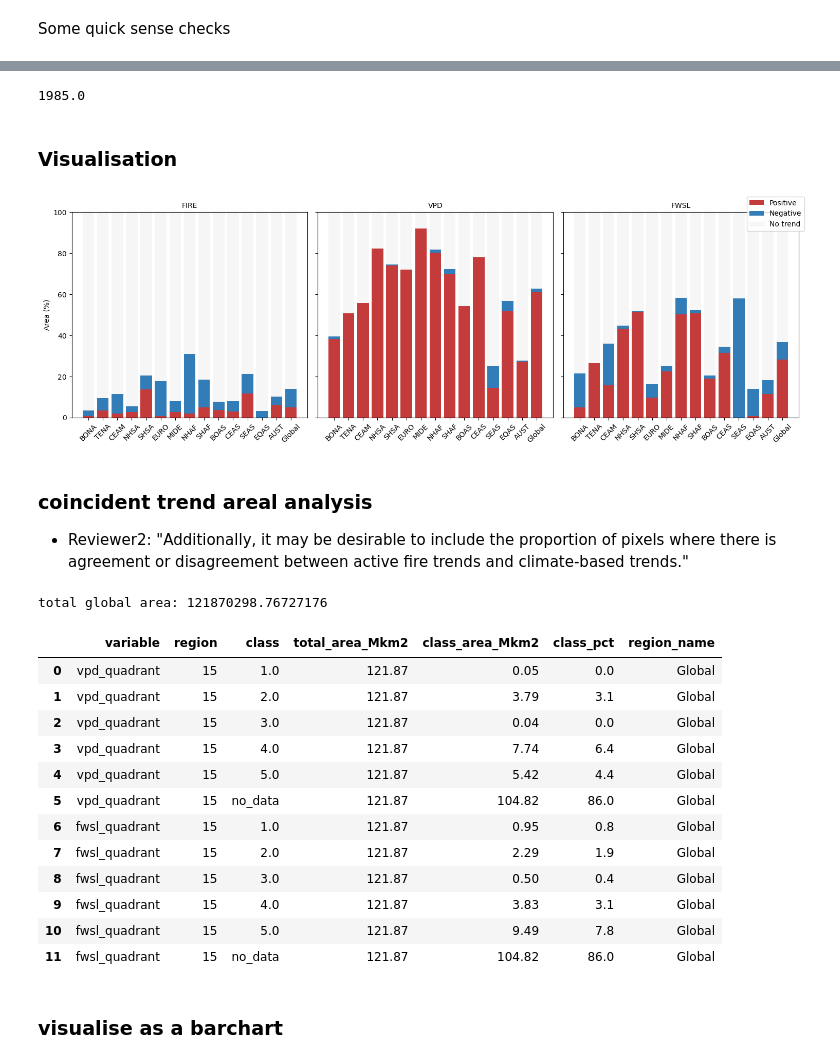
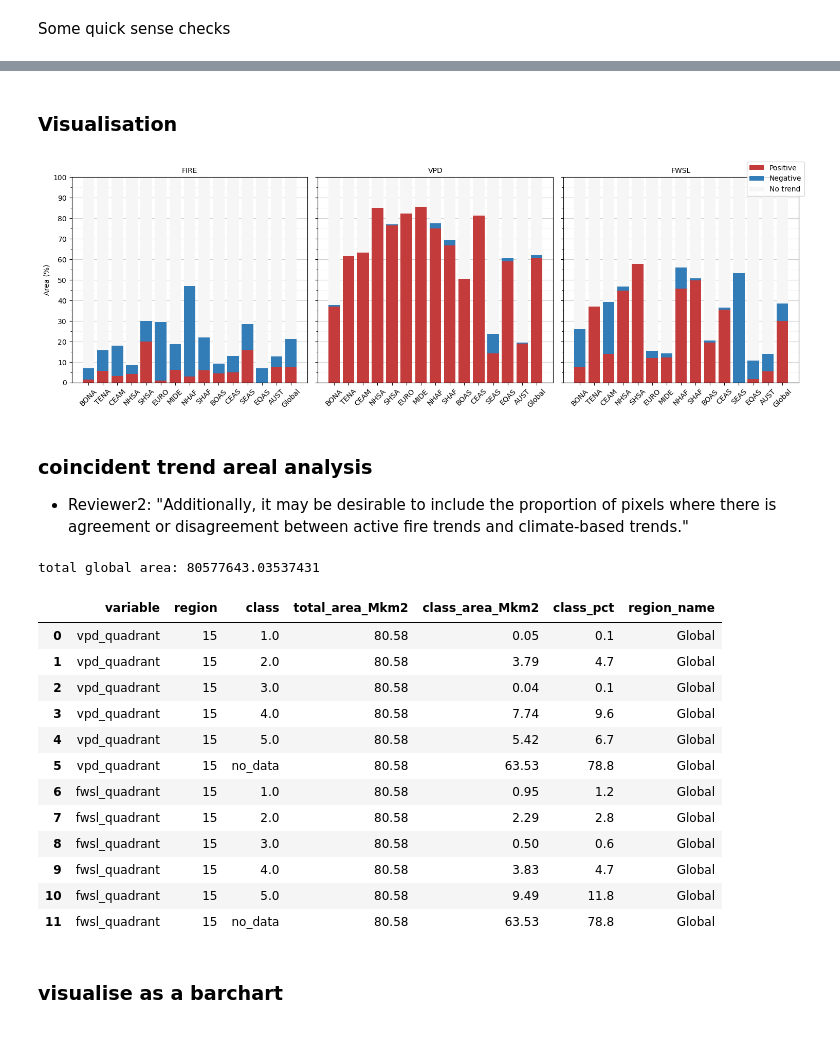
Before and after one commit to mdj4/avhrr-fire, a Jupyter notebook: src/05_data_analysis/01_mapped_analyses.ipynb, the cells around one changed output, grey strips where cells are left out. Saved outputs shown, nothing was run; the diff lists cells and outputs as text; code cells hidden in the pictures.

```diff
--- a/src/05_data_analysis/01_mapped_analyses.ipynb
+++ b/src/05_data_analysis/01_mapped_analyses.ipynb
@@ -228,6 +251,15 @@ efwsl2 = efwsl2 / nvalid
 # mask the arctic
 #1 grid cell = 2deg so 15 grid cells = 30deg (90-30=60)
 efwsl2[:,0:15,:] = np.nan
+
+# NEW 2026/06/12 mask some inconsequential but distracting small island activity============
+# NOTE: using zero here as years with data do not contain NaNs; this does introduce 0s to NaN layers,
+# but shouldnt be a problem for further analysis
+efwsl2[:,44:46,43:45] = np.nan
+efwsl2[:,51:55,172:179] = np.nan
+efwsl2[:,30:90,0:30] = np.nan # eastern pacific islands (specifically problematic hawaii grid cell at 2 deg res is [35,12])
+# ================================
+#
 # %% [output]
 (31, 90, 180)
 # %% [markdown]
@@ -311,6 +343,14 @@ vpd2 = vpd2 / nvalid
 # mask the arctic
 #1 grid cell = 2deg so 15 grid cells = 30deg (90-30=60)
 vpd2[:,0:15,:] = np.nan
+
+# NEW 2026/06/12 mask some inconsequential but distracting small island activity============
+# NOTE: using zero here as years with data do not contain NaNs; this does introduce 0s to NaN layers,
+# but shouldnt be a problem for further analysis
+vpd2[:,44:46,43:45] = np.nan
+vpd2[:,51:55,172:179] = np.nan
+vpd2[:,30:90,0:30] = np.nan # eastern pacific islands (specifically problematic hawaii grid cell at 2 deg res is [35,12])
+# ================================
 # %% [output]
 (31, 90, 180)
 # %% [markdown]
@@ -967,4 +1007,14 @@ make a 2 degree common mask based on intersection of fire weather dataset & GFED
 # %%
+# =================================
+## CHANGE THIS TO DETERMINE WHETHER NUMBERS ARE RELATIVE TO BURNABLE LAND OR FREQUENT FIRE LAND
+#
 mask_common90 = efwsl2[0].copy()
+mask_common90 = firescount.copy()
+#
+# =================================
+
 mask_common90[~np.isnan(mask_common90)] = 1
+print(f"1: {np.nansum(mask_common90 > 0)}")
 mask_common90[np.isnan(gfed_2deg)] = np.nan
+#plt.matshow(mask_common90)
+print(f"2: {np.nansum(mask_common90 > 0)}")
@@ -971,10 +1024,11 @@ mask_common90[np.isnan(gfed_2deg)] = np.nan
 # %%
+#%matplotlib qt
 # confirm the common mask is OK by plotting frequent fire locations over top
 fig, ax, mesh = utils.geo_plot_v2(figsize=(210*mm,297*mm),
                             lons=lon1d,
                             lats=lat1d,#[15:-15],
                             extent = [-180, 180, -60, 60],
-                            arr=mask_common,
+                            arr=mask_common90,
                             grid_options=None,
                             mesh_options={'norm': mpl.colors.Normalize(),
                                           'cmap': 'tab10'},
@@ -1218,8 +1273,3 @@ check: EQAS negative trend grid cells visible to human eye: 0.03278688524590164
-# %%
-df_results[df_results.variable == "fire"]
-np.nansum(firescount)
-# %% [output]
-1985.0
 # %% [markdown]
 ### Visualisation
 # %%
@@ -1245,34 +1295,45 @@ colors = {
 }
 
 for ax, var in zip(axes, variables):
 
     sub = df[df["variable"] == var].sort_values("region")
 
     pos = sub["positive_pct"].values
     neg = sub["negative_pct"].values
     no  = sub["no_trend_pct"].values
 
     x = np.arange(len(sub))
 
     ax.bar(x, pos, color=colors["pos"], label="Positive")
     ax.bar(x, neg, bottom=pos, color=colors["neg"], label="Negative")
     ax.bar(x, no,  bottom=pos + neg, color=colors["none"], label="No trend")
 
     ax.set_title(var.upper(), fontsize=10)
     ax.set_xticks(x)
     ax.set_xticklabels(sub["region_name"], rotation=45)
     ax.set_ylim(0, 100)
+    # Ticks
+    ax.set_yticks(np.arange(0, 101, 10))
+    ax.set_yticks(np.arange(0, 101, 5), minor=True)
 
+    # Gridlines
+    ax.grid(axis="y", which="major", linestyle="-", linewidth=0.8, alpha=0.6)
+    ax.grid(axis="y", which="minor", linestyle="--", linewidth=0.4, alpha=0.3)
+
+    # Ensure grid is behind bars
+    ax.set_axisbelow(True)
 axes[0].set_ylabel("Area (%)")
 
 # Single legend
 handles, labels = axes[0].get_legend_handles_labels()
 fig.legend(handles, labels, loc="upper right")
 
 plt.tight_layout()
 plt.show()
+
+fig.savefig(str(dir_out_figures / '99_trend_area_summary.png'), dpi=1000)
 # %% [output]
-[figure, old version]
+[figure, new version]
 # %% [markdown]
 ### coincident trend areal analysis
 * Reviewer2: "Additionally, it may be desirable to include the proportion of pixels where there is agreement or disagreement between active fire trends and climate-based trends."
@@ -1382,19 +1443,21 @@ df_results_quad = df_results_quad.rename(columns={
 
 df_results_quad["region_name"] = df_results_quad["region"].map(region_names)
 
+df_results_quad.to_csv(str(dir_out_figures / "99_quadrant_area_summary.csv"), index=False)
+
 df_results_quad.tail(12)
 # %% [output]
-total global area: 121870298.76727176
+total global area: 80577643.03537431
 |  | variable | region | class | total_area_Mkm2 | class_area_Mkm2 | class_pct | region_name |
-| 0 | vpd_quadrant | 15 | 1.0 | 121.87 | 0.05 | 0.0 | Global |
-| 1 | vpd_quadrant | 15 | 2.0 | 121.87 | 3.79 | 3.1 | Global |
-| 2 | vpd_quadrant | 15 | 3.0 | 121.87 | 0.04 | 0.0 | Global |
-| 3 | vpd_quadrant | 15 | 4.0 | 121.87 | 7.74 | 6.4 | Global |
-| 4 | vpd_quadrant | 15 | 5.0 | 121.87 | 5.42 | 4.4 | Global |
-| 5 | vpd_quadrant | 15 | no_data | 121.87 | 104.82 | 86.0 | Global |
-| 6 | fwsl_quadrant | 15 | 1.0 | 121.87 | 0.95 | 0.8 | Global |
-| 7 | fwsl_quadrant | 15 | 2.0 | 121.87 | 2.29 | 1.9 | Global |
-| 8 | fwsl_quadrant | 15 | 3.0 | 121.87 | 0.50 | 0.4 | Global |
-| 9 | fwsl_quadrant | 15 | 4.0 | 121.87 | 3.83 | 3.1 | Global |
-| 10 | fwsl_quadrant | 15 | 5.0 | 121.87 | 9.49 | 7.8 | Global |
-| 11 | fwsl_quadrant | 15 | no_data | 121.87 | 104.82 | 86.0 | Global |
+| 0 | vpd_quadrant | 15 | 1.0 | 80.58 | 0.05 | 0.1 | Global |
+| 1 | vpd_quadrant | 15 | 2.0 | 80.58 | 3.79 | 4.7 | Global |
+| 2 | vpd_quadrant | 15 | 3.0 | 80.58 | 0.04 | 0.1 | Global |
+| 3 | vpd_quadrant | 15 | 4.0 | 80.58 | 7.74 | 9.6 | Global |
+| 4 | vpd_quadrant | 15 | 5.0 | 80.58 | 5.42 | 6.7 | Global |
+| 5 | vpd_quadrant | 15 | no_data | 80.58 | 63.53 | 78.8 | Global |
+| 6 | fwsl_quadrant | 15 | 1.0 | 80.58 | 0.95 | 1.2 | Global |
+| 7 | fwsl_quadrant | 15 | 2.0 | 80.58 | 2.29 | 2.8 | Global |
+| 8 | fwsl_quadrant | 15 | 3.0 | 80.58 | 0.50 | 0.6 | Global |
+| 9 | fwsl_quadrant | 15 | 4.0 | 80.58 | 3.83 | 4.7 | Global |
+| 10 | fwsl_quadrant | 15 | 5.0 | 80.58 | 9.49 | 11.8 | Global |
+| 11 | fwsl_quadrant | 15 | no_data | 80.58 | 63.53 | 78.8 | Global |
```
Also changed, not shown: parts of 23 cells of this notebook.
